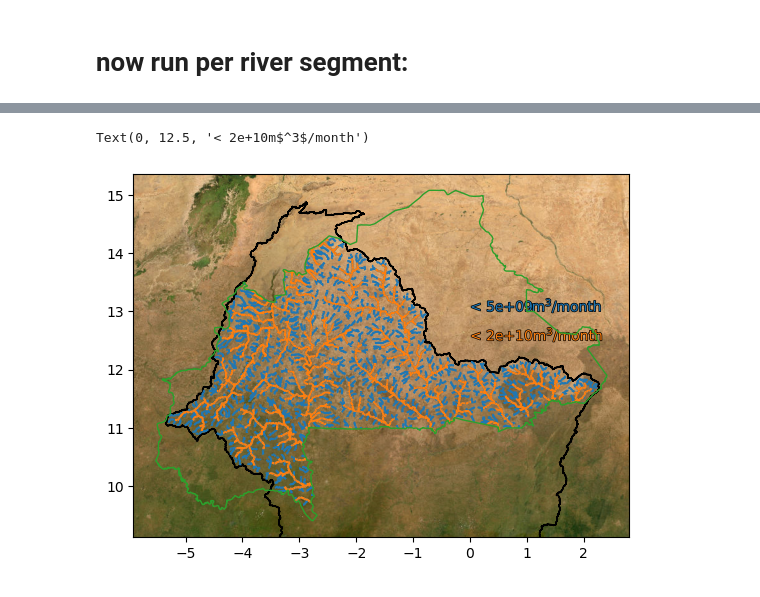
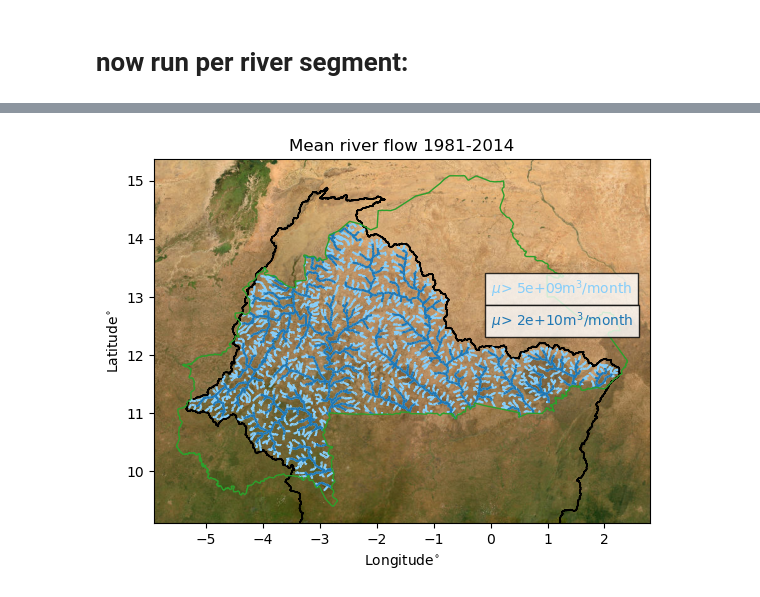
Before and after one commit to Daafip/Volta-burkina-faso, a Jupyter notebook: data/Combining data/Combining data sources - General water supply.ipynb, the cells around one changed output, grey strips where cells are left out. Drawn from its saved outputs; the diff is of its cells as text; code cells hidden in the pictures.

```diff
--- a/data/Combining data/Combining data sources - General water supply.ipynb
+++ b/data/Combining data/Combining data sources - General water supply.ipynb
@@ -194,22 +184,30 @@ output_river
 # %%
 fig,ax = plt.subplots(1)
 country_outline.plot(ax=ax, facecolor="none", edgecolor="C2",zorder=6)
 bounds= (ax.get_xlim()[0], ax.get_ylim()[0], ax.get_xlim()[1], ax.get_ylim()[1])
 volta_outline.plot(ax=ax,edgecolor="k", facecolor='none')
 # add background
 with rasterio.open(get_background_map("rivers", bounds)) as r:
     rioshow(r, ax=ax)
 
 ax.set_xlim(bounds[0],bounds[2])
 ax.set_ylim(bounds[1],bounds[3])
 stats = output_river["MEAN_1981_2014_M3"].describe()
-output_river[output_river["MEAN_1981_2014_M3"]>stats[f'50%']].plot(ax=ax,color=f'C0')
-ax.annotate(f"< {stats[f'50%']:.1g}m$^3$/month", (0,13),color='C0',
-           path_effects=[matplotlib.patheffects.withStroke(linewidth=1, foreground="k")])
-output_river[output_river["MEAN_1981_2014_M3"]>stats[f'75%']].plot(ax=ax,color=f'C1')
-ax.annotate(f"< {stats[f'75%']:.1g}m$^3$/month", (0,12.5),color='C1',
-           path_effects=[matplotlib.patheffects.withStroke(linewidth=1, foreground="k")])
+output_river[output_river["MEAN_1981_2014_M3"]>stats[f'50%']].plot(ax=ax,color=f'lightskyblue')
+legend1 = ax.annotate(f"$\mu$> {stats[f'50%']:.1g}m$^3$/month", (0,13.05),color='lightskyblue',zorder=10)#,
+#            path_effects=[matplotlib.patheffects.withStroke(linewidth=0.25, foreground="k")],zorder=10)
+output_river[output_river["MEAN_1981_2014_M3"]>stats[f'75%']].plot(ax=ax,color=f'C0')
+legend2 = ax.annotate(f"$\mu$> {stats[f'75%']:.1g}m$^3$/month", (0,12.5),color='C0',zorder=10)#,
+#            path_effects=[matplotlib.patheffects.withStroke(linewidth=0.25, foreground="k")],zorder=10)
+
+legend1.set_bbox(dict(facecolor='w', alpha=0.8))
+legend2.set_bbox(dict(facecolor='w', alpha=0.8))
+
+ax.set_xlabel("Longitude$^{\circ}$");
+ax.set_ylabel("Latitude$^{\circ}$");
+ax.set_title("Mean river flow 1981-2014")
+
+fig.savefig('rivers_flow.png', transparent=True)
 # %% [output]
-Text(0, 12.5, '< 2e+10m$^3$/month')
-[figure, old version]
+[figure, new version]
 # %%
```
Also changed, not shown: parts of 3 cells of this notebook, 15 other files.
